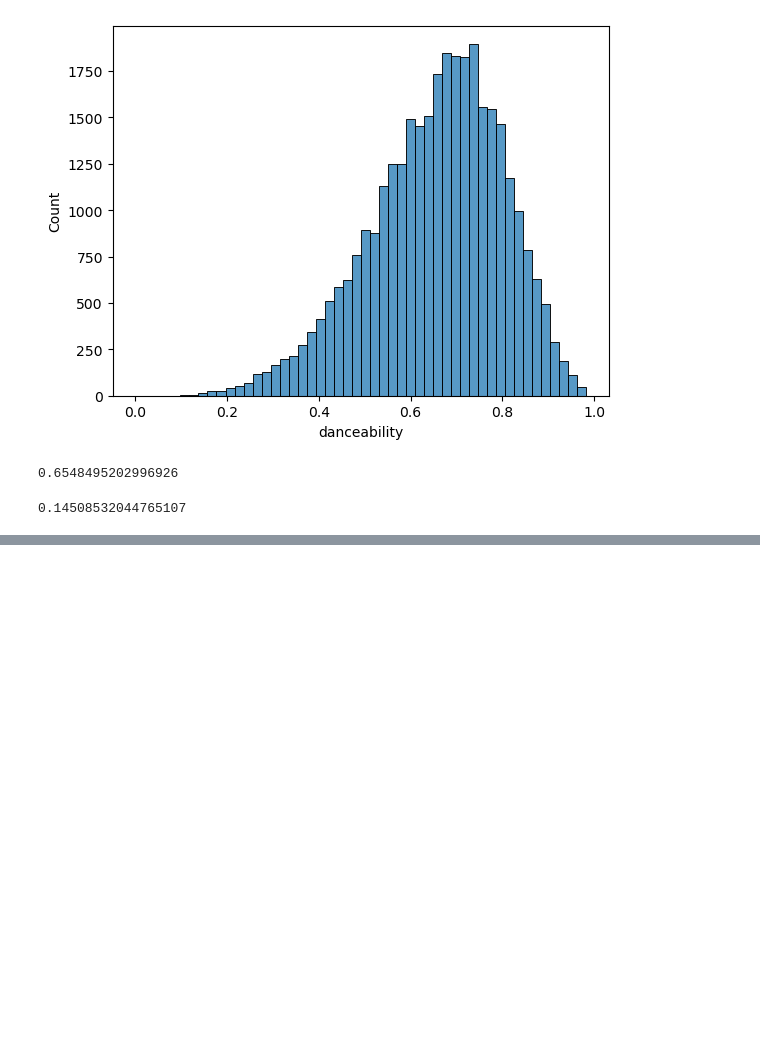
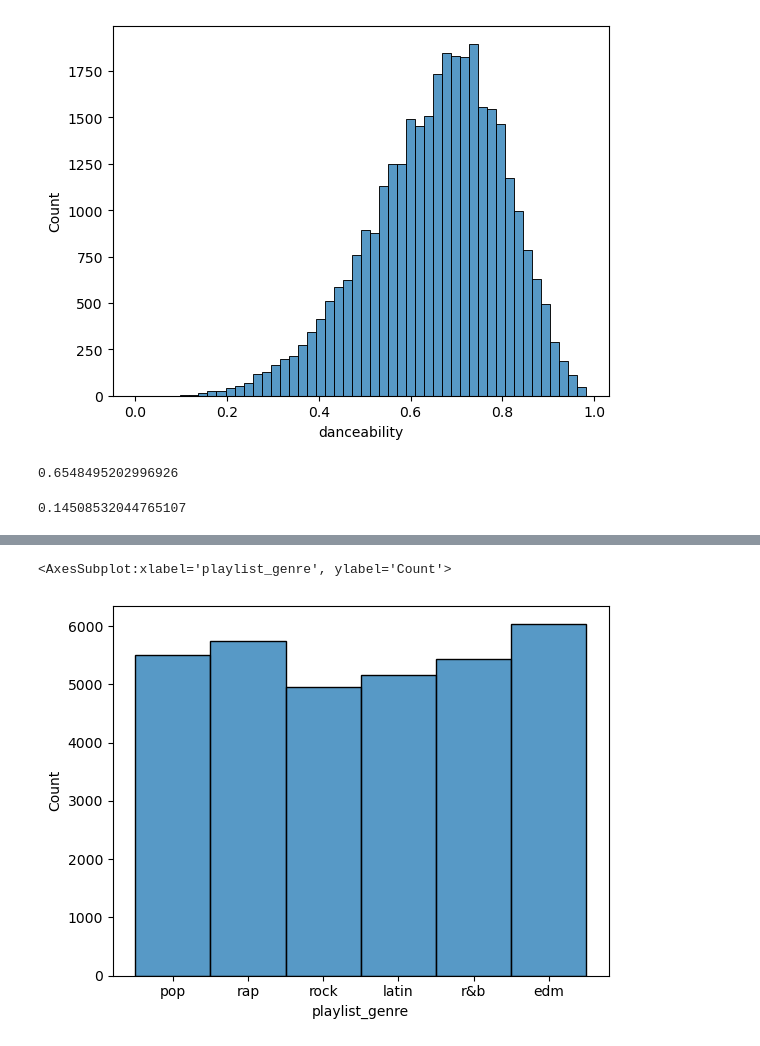
Before and after one commit to Endver/AI-at-CCIC, a Jupyter notebook: Simester 1/Spotify/MoreSpotify.ipynb, the cells around one changed output, grey strips where cells are left out. Cells and saved outputs as stored; diff of their text form; code cells hidden in the pictures; blank space fills up the shorter version.

```diff
--- a/Simester 1/Spotify/MoreSpotify.ipynb
+++ b/Simester 1/Spotify/MoreSpotify.ipynb
@@ -158,0 +164,5 @@ df[df["track_name"] == "Dance Monkey"]
+# %%
+sns.histplot(data=df, x="playlist_genre", bins=50)
+# %% [output]
+<AxesSubplot:xlabel='playlist_genre', ylabel='Count'>
+[figure, added]
```
Also changed, not shown: parts of 20 cells of this notebook.
